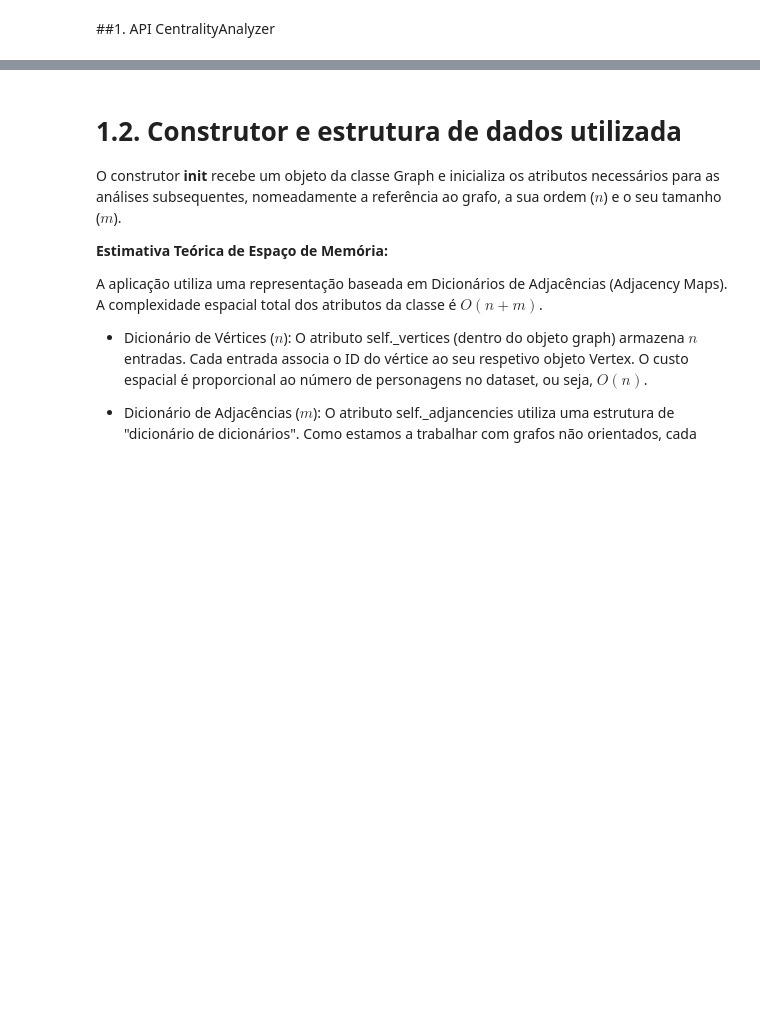
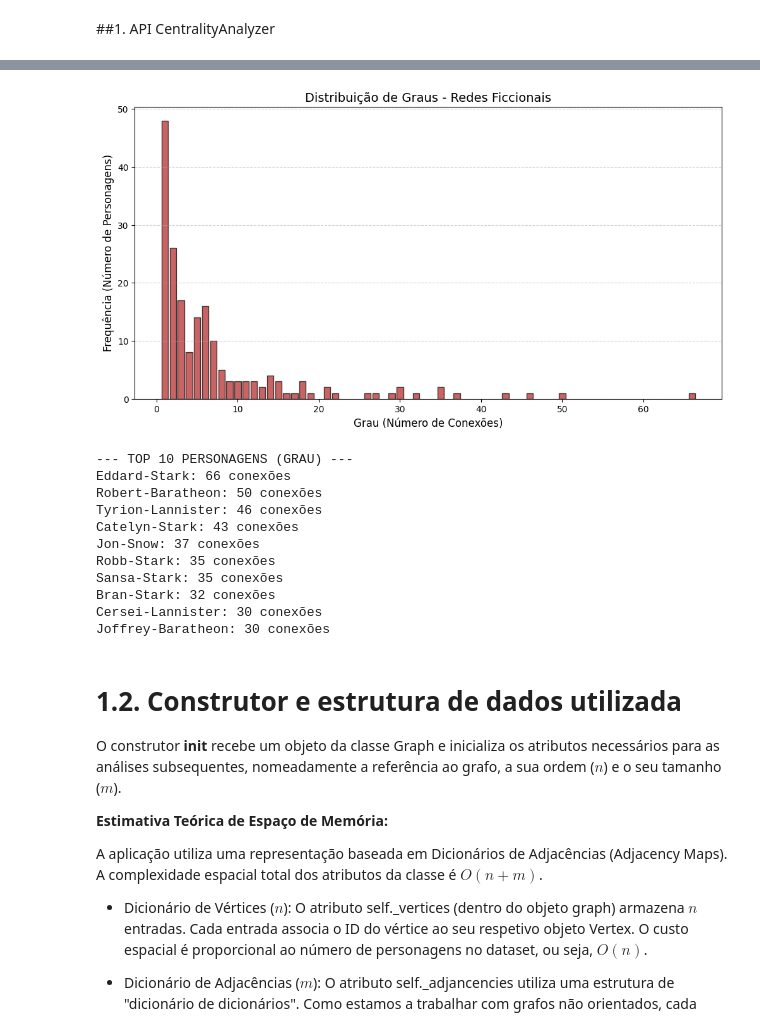
Before and after one commit to franciscoap-silva/mini_trabalho_daa, a Jupyter notebook: mini_trabalho_daa.ipynb, the cells around one changed output, grey strips where cells are left out. Drawn from its saved outputs; the diff is of its cells as text; code cells hidden in the pictures; blank space fills up the shorter version.

```diff
--- a/mini_trabalho_daa.ipynb
+++ b/mini_trabalho_daa.ipynb
@@ -215,8 +213,7 @@ class CentralityAnalyzer:
 
         self._nodes = [v.vertex_id() for v in graph.vertices()]
 
-
-    def bfs(self,source):
+    def bfs(self, source):
         """
         Travessia em largura a partir de `source`.
         Devolve (dist, pred):
@@ -240,8 +237,7 @@ class CentralityAnalyzer:
 
         return dist, pred
 
-      def num_components(self):
-
+    def num_components(self):
         visited = set()
         count = 0
         for v in self._graph.vertices():
@@ -252,8 +248,7 @@ class CentralityAnalyzer:
                 visited.update(dist.keys())
         return count
 
-      def largest_component(self):
-
+    def largest_component(self):
         visited = set()
         largest_nodes = []
 
@@ -287,7 +282,7 @@ class CentralityAnalyzer:
 
         return new_g
 
-      def degree_distribution(self):
+    def degree_distribution(self):
         """
         [Ponto 2.3] Calcula a distribuição de graus do grafo.
         Retorna um dicionário onde a chave é o grau e o valor é a frequência.
@@ -298,11 +293,10 @@ class CentralityAnalyzer:
             distrib[deg] = distrib.get(deg, 0) + 1
         return distrib
 
-      def get_top_10_degree(self):
+    def get_top_10_degree(self):
         """
         [Ponto 2.3] Identifica os 10 personagens com maior grau (mais ligações).
         """
-
         deg_list = [(v_id, self._graph.degree(v_id)) for v_id in self._nodes]
 
         # Ordenar a lista pelo grau (índice 1 do tuplo) de forma decrescente
@@ -310,7 +304,7 @@ class CentralityAnalyzer:
 
         return deg_list[:10]
 
-      def diameter(self):
+    def diameter(self):
         """
         [Ponto 2.4] Calcula o diâmetro do grafo (ou da componente atual).
         O diâmetro é o máximo dos caminhos mínimos entre todos os pares de nós.
@@ -331,14 +325,14 @@ class CentralityAnalyzer:
 
     # --- 2. Métricas de Centralidade ---
 
-      def degree_centrality(self):
+    def degree_centrality(self):
         res = {}
         for v in self._graph.vertices():
             v_id = v.vertex_id()
             res[v_id] = self._graph.degree(v_id) / (self._n - 1)
         return res
 
-      def closeness_centrality(self):
+    def closeness_centrality(self):
         res = {}
         for v in self._graph.vertices():
             v_id = v.vertex_id()
@@ -351,7 +345,7 @@ class CentralityAnalyzer:
                 res[v_id] = 0.0
         return res
 
-      def eigenvector_centrality(self, max_iter=100, tol=1e-6):
+    def eigenvector_centrality(self, max_iter=100, tol=1e-6):
         """Implementação via Power Iteration."""
         # Inicializar vetor
         nodes = [v.vertex_id() for v in self._graph.vertices()]
@@ -370,8 +364,10 @@ class CentralityAnalyzer:
 
             # Normalização (Norma L2)
             norm = math.sqrt(sum(v**2 for v in x.values()))
-            if norm == 0: break
-            for u in x: x[u] /= norm
+            if norm == 0:
+                break
+            for u in x:
+                x[u] /= norm
 
             # Verificar convergência
             error = sum(abs(x[u] - x_last[u]) for u in nodes)
@@ -379,7 +375,7 @@ class CentralityAnalyzer:
                 break
         return x
 
-     def betweenness_centrality(self):
+    def betweenness_centrality(self):
         """Algoritmo de Brandes O(VE)."""
         betweenness = {v.vertex_id(): 0.0 for v in self._graph.vertices()}
 
@@ -423,12 +419,12 @@ class CentralityAnalyzer:
             betweenness[v] /= 2.0
         return betweenness
 
-
-      def _path(self, source, target):
-        """Devolve a sequência de vértices do caminho mínimo source -> target (BFS)."""
+    def _path(self, source, target):
+        if not self._graph.has_vertex(source) or not self._graph.has_vertex(target):
+            return None
         _, pred = self.bfs(source)
         if target not in pred:
-            return None  # sem caminho
+            return None
         path = []
         v = target
         while v is not None:
@@ -439,27 +469,43 @@ class CentralityAnalyzer:
 # %%
 # 1. Obter a distribuição
+graph = Graph.from_csv('got_book1.csv') # Carregue o seu ficheiro CSV
+analyzer = CentralityAnalyzer(graph)
+
 dist = analyzer.degree_distribution()
 
 # 2. Preparar os dados para o Matplotlib
 graus = sorted(dist.keys())
 frequencias = [dist[g] for g in graus]
 
 # 3. Criar o gráfico
 plt.figure(figsize=(12, 6))
 plt.bar(graus, frequencias, color='firebrick', edgecolor='black', alpha=0.7)
 
 # Formatação (importante para o relatório)
 plt.title("Distribuição de Graus - Redes Ficcionais", fontsize=14)
 plt.xlabel("Grau (Número de Conexões)", fontsize=12)
 plt.ylabel("Frequência (Número de Personagens)", fontsize=12)
 plt.grid(axis='y', linestyle='--', alpha=0.6)
 
 plt.show()
 
 # 4. Imprimir o Top 10
 print("--- TOP 10 PERSONAGENS (GRAU) ---")
 for nome, valor in analyzer.get_top_10_degree():
     print(f"{nome}: {valor} conexões")
+# %% [output]
+[figure, added]
+--- TOP 10 PERSONAGENS (GRAU) ---
+Eddard-Stark: 66 conexões
+Robert-Baratheon: 50 conexões
+Tyrion-Lannister: 46 conexões
+Catelyn-Stark: 43 conexões
+Jon-Snow: 37 conexões
+Robb-Stark: 35 conexões
+Sansa-Stark: 35 conexões
+Bran-Stark: 32 conexões
+Cersei-Lannister: 30 conexões
+Joffrey-Baratheon: 30 conexões
 # %% [markdown]
 # 1.2. Construtor e estrutura de dados utilizada
 
```
Also changed, not shown: parts of 2 cells of this notebook, 5 other files.
